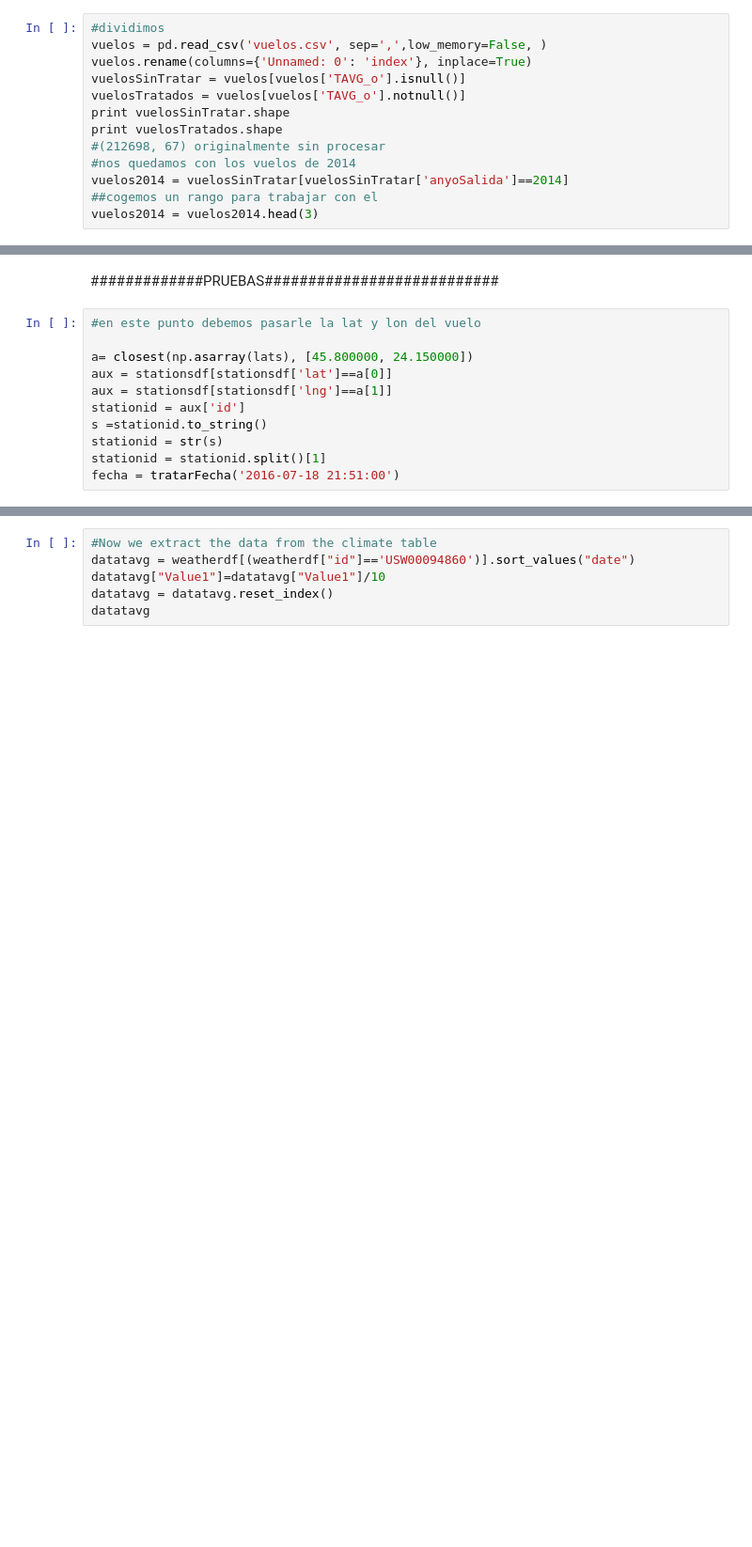
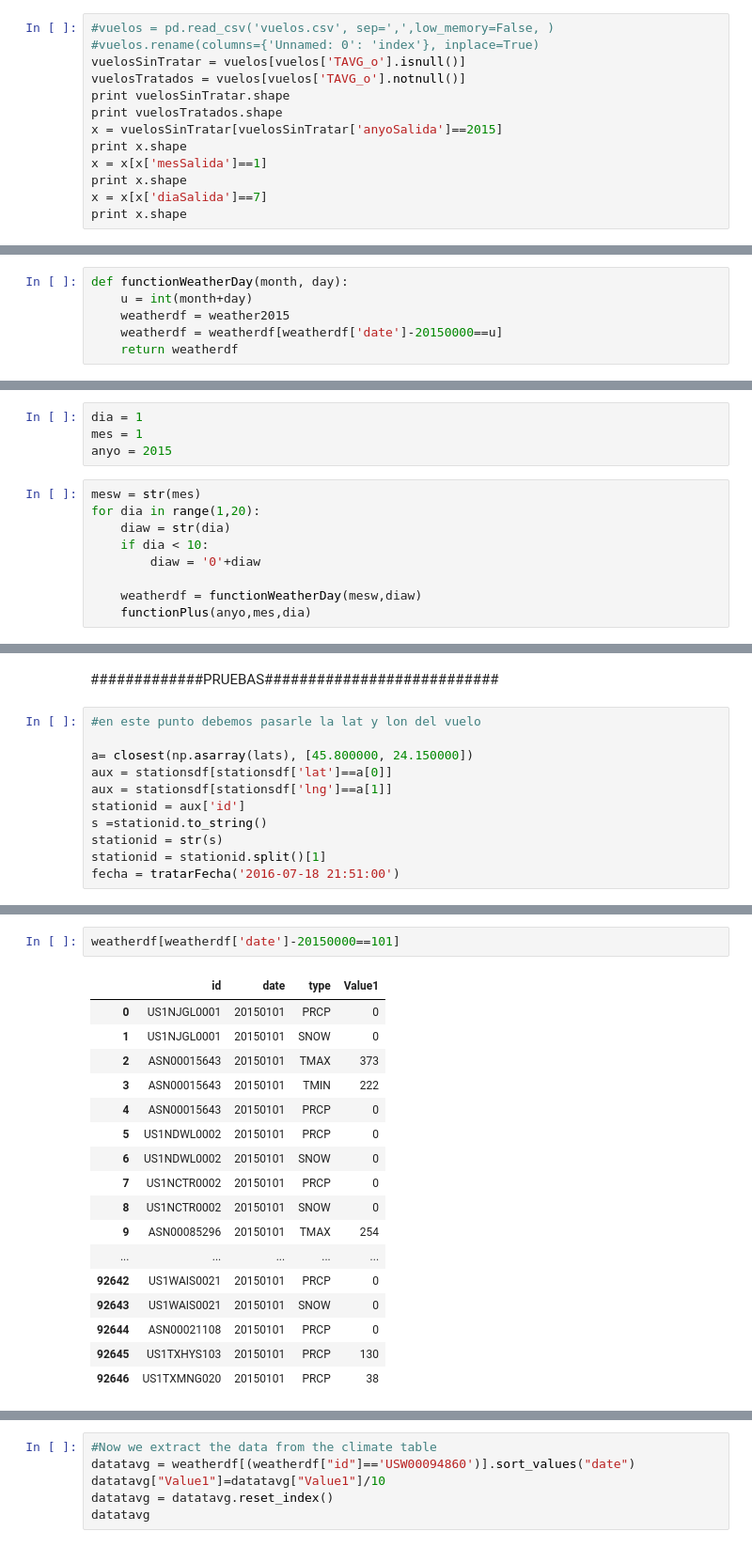
Before and after one commit to EMayorga/TFM, a Jupyter notebook: WEATHER.ipynb, the cells around one changed output, grey strips where cells are left out. Shown: that part at 94% size. Saved outputs shown, nothing was run; the diff lists cells and outputs as text; blank space fills up the shorter version.

Commit message:
nuevos avances
nuevos avances en el script para obtener los datos metereologicos

```diff
--- a/WEATHER.ipynb
+++ b/WEATHER.ipynb
@@ -153,14 +213,14 @@ print vuelos2011.shape
 # %%
-#dividimos
-vuelos = pd.read_csv('vuelos.csv', sep=',',low_memory=False, )
-vuelos.rename(columns={'Unnamed: 0': 'index'}, inplace=True)
+#vuelos = pd.read_csv('vuelos.csv', sep=',',low_memory=False, )
+#vuelos.rename(columns={'Unnamed: 0': 'index'}, inplace=True)
 vuelosSinTratar = vuelos[vuelos['TAVG_o'].isnull()]
 vuelosTratados = vuelos[vuelos['TAVG_o'].notnull()]
 print vuelosSinTratar.shape
 print vuelosTratados.shape
-#(212698, 67) originalmente sin procesar
-#nos quedamos con los vuelos de 2014
-vuelos2014 = vuelosSinTratar[vuelosSinTratar['anyoSalida']==2014]
-##cogemos un rango para trabajar con el
-vuelos2014 = vuelos2014.head(3)
+x = vuelosSinTratar[vuelosSinTratar['anyoSalida']==2015]
+print x.shape
+x = x[x['mesSalida']==1]
+print x.shape
+x = x[x['diaSalida']==7]
+print x.shape
 # %% [output]
@@ -175 +232,7 @@ vuelos2014["TMAX_o"] = vuelos2014.apply(lambda vuelos2014: tratar('TMAX',vuelos2
+# %%
+def functionWeatherDay(month, day):
+    u = int(month+day)
+    weatherdf = weather2015
+    weatherdf = weatherdf[weatherdf['date']-20150000==u]
+    return weatherdf
 # %%
@@ -190,0 +281,13 @@ vuelos.to_csv('vuelos.csv', sep=',', index=False)
+# %%
+dia = 1
+mes = 1
+anyo = 2015
+# %%
+mesw = str(mes)
+for dia in range(1,20):
+    diaw = str(dia)
+    if dia < 10:
+        diaw = '0'+diaw
+
+    weatherdf = functionWeatherDay(mesw,diaw)
+    functionPlus(anyo,mes,dia)
@@ -205,0 +367,20 @@ stationid
+# %%
+weatherdf[weatherdf['date']-20150000==101]
+# %% [output]
+|  | id | date | type | Value1 |
+| 0 | US1NJGL0001 | 20150101 | PRCP | 0 |
+| 1 | US1NJGL0001 | 20150101 | SNOW | 0 |
+| 2 | ASN00015643 | 20150101 | TMAX | 373 |
+| 3 | ASN00015643 | 20150101 | TMIN | 222 |
+| 4 | ASN00015643 | 20150101 | PRCP | 0 |
+| 5 | US1NDWL0002 | 20150101 | PRCP | 0 |
+| 6 | US1NDWL0002 | 20150101 | SNOW | 0 |
+| 7 | US1NCTR0002 | 20150101 | PRCP | 0 |
+| 8 | US1NCTR0002 | 20150101 | SNOW | 0 |
+| 9 | ASN00085296 | 20150101 | TMAX | 254 |
+| ... | ... | ... | ... | ... |
+| 92642 | US1WAIS0021 | 20150101 | PRCP | 0 |
+| 92643 | US1WAIS0021 | 20150101 | SNOW | 0 |
+| 92644 | ASN00021108 | 20150101 | PRCP | 0 |
+| 92645 | US1TXHYS103 | 20150101 | PRCP | 130 |
+| 92646 | US1TXMNG020 | 20150101 | PRCP | 38 |
```
Also changed, not shown: parts of 33 cells of this notebook.
